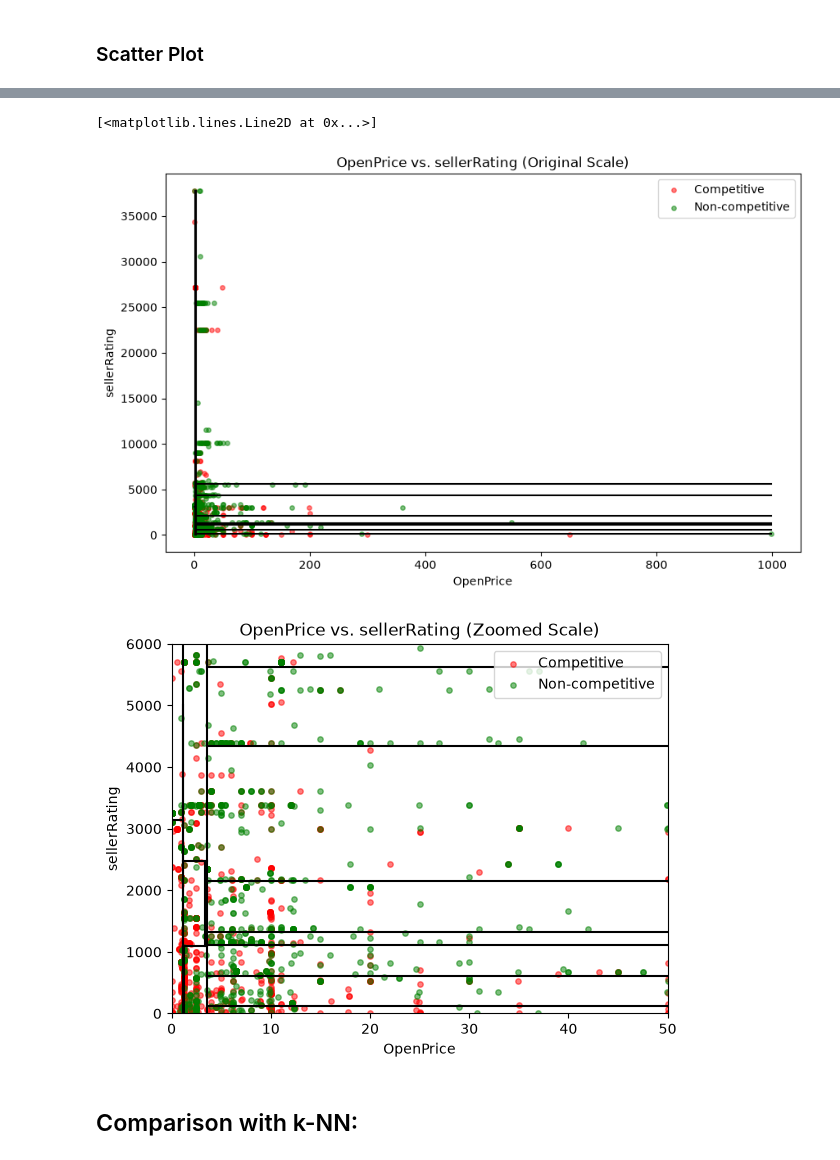
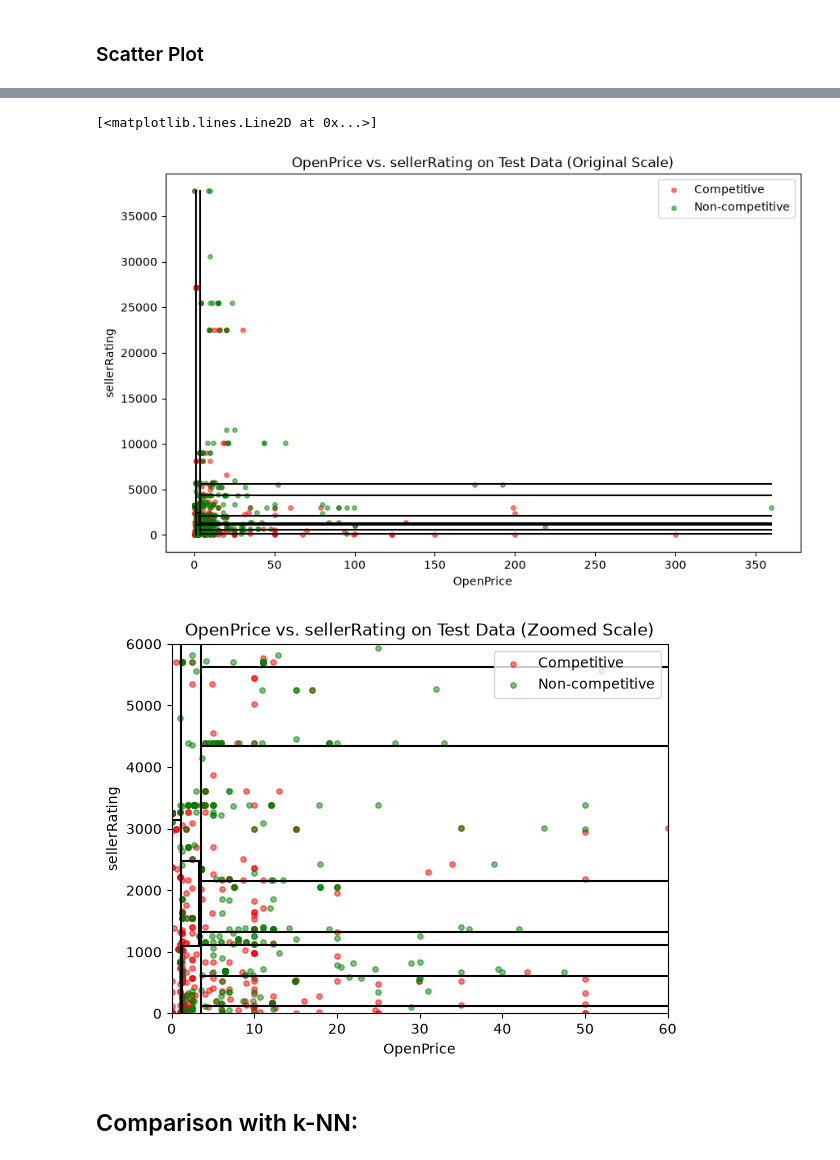
Before and after one commit to nico-contreras/RSM8413-eBayAuctions-Team8, a Jupyter notebook: groupCase2.ipynb, the cells around one changed output, grey strips where cells are left out. Cells and saved outputs as stored; diff of their text form; code cells hidden in the pictures.

```diff
--- a/groupCase2.ipynb
+++ b/groupCase2.ipynb
@@ -352,15 +350,15 @@ keep_cols = [
     'Duration_10'
 ]
 
-X_reduced = data[keep_cols]
+X_reduced_close = data[keep_cols]
 y = data["Competitive?"]
 
-X_train_reduced, X_test_reduced, y_train_reduced, y_test_reduced = (
-    train_test_split(X_reduced, y, test_size=0.4, random_state=1)
+X_train_reduced_close, X_test_reduced_close, y_train_reduced_close, y_test_reduced_close = (
+    train_test_split(X_reduced_close, y, test_size=0.4, random_state=1)
 )
 
 reducedTree = DecisionTreeClassifier(min_samples_leaf=50, random_state=1)
-reducedTree.fit(X_train_reduced, y_train_reduced)
+reducedTree.fit(X_train_reduced_close, y_train_reduced_close)
 
 
 # keep_cols = ['ClosePrice', 'OpenPrice', 'sellerRating', 'Duration_10']
@@ -433,8 +431,8 @@ plt.show()
 # %% [markdown]
 ### Scatter Plot
 # %%
-competitive = X[y == True]
-non_competitive = X[y == False]
+competitive = X_test_reduced[y_test_reduced == True]
+non_competitive = X_test_reduced[y_test_reduced == False]
 
 plt.figure(figsize = (10, 6))
 
@@ -452,7 +450,7 @@ plt.scatter(non_competitive['OpenPrice'],
 
 plt.xlabel('OpenPrice')
 plt.ylabel('sellerRating')
-plt.title('OpenPrice vs. sellerRating (Original Scale)')
+plt.title('OpenPrice vs. sellerRating on Test Data (Original Scale)')
 plt.legend()
 
 plt.show()
@@ -500,11 +498,11 @@ plt.scatter(non_competitive['OpenPrice'],
 
 plt.xlabel('OpenPrice')
 plt.ylabel('sellerRating')
-plt.title('OpenPrice vs. sellerRating (Original Scale)')
+plt.title('OpenPrice vs. sellerRating on Test Data (Original Scale)')
 plt.legend()
 
-x_max = X['OpenPrice'].max()
-y_max = X['sellerRating'].max()
+x_max = X_test_reduced['OpenPrice'].max()
+y_max = X_test_reduced['sellerRating'].max()
 
 #Root split
 plt.plot([3.615, 3.615], [0, y_max], color='black')
@@ -527,7 +525,7 @@ plt.plot([3.615, x_max], [1115, 1115], color='black')
 plt.plot([3.615, x_max], [1319.5, 1319.5], color='black')
 # %% [output]
 [<matplotlib.lines.Line2D at 0x...>]
-[figure, old version]
+[figure, new version]
 # %%
 # Zoom in on the area where most auctions are concentrated
 # to better visualize the distribution.
@@ -543,42 +541,41 @@ plt.scatter(non_competitive['OpenPrice'],
 
 plt.xlabel('OpenPrice')
 plt.ylabel('sellerRating')
-plt.title('OpenPrice vs. sellerRating (Zoomed Scale)')
+plt.title('OpenPrice vs. sellerRating on Test Data (Zoomed Scale)')
 plt.legend()
 
-#Zoom in to 50*6000
-plt.xlim(0, 50)
+#Zoom in to 60*6000
+plt.xlim(0, 60)
 plt.ylim(0, 6000)
 
-x_max = X['OpenPrice'].max()
-y_max = X['sellerRating'].max()
+x_max = X_test_reduced['OpenPrice'].max()
+y_max = X_test_reduced['sellerRating'].max()
 
 #Root split
 plt.plot([3.615, 3.615], [0, y_max], color='black')
 
 # Left branch
 plt.plot([1.115, 1.115], [0, y_max], color='black')
-plt.plot([1.115, 1.115], [0, 5000], color='black')
 plt.plot([0, 1.115], [3138.5, 3138.5], color='black')
 plt.plot([1.115, 3.615], [2483, 2483], color='black')
 plt.plot([1.115, 3.615], [1099.5, 1099.5], color='black')
 plt.plot([1.24, 1.24], [0, 1099.5], color='black')
 plt.plot([3.32, 3.32], [1099.5, 2483], color='black')
 
 #Right branch
 plt.plot([3.615, x_max], [601.5, 601.5], color='black')
 plt.plot([3.615, x_max], [128, 128], color='black')
 plt.plot([3.615, x_max], [4336.5, 4336.5], color='black')
 plt.plot([3.615, x_max], [5632.5, 5632.5], color='black') #
 plt.plot([3.615, x_max], [2150, 2150], color='black')
 plt.plot([3.615, x_max], [1115, 1115], color='black')
 plt.plot([3.615, x_max], [1319.5, 1319.5], color='black')
 
 
 
 plt.show()
 # %% [output]
-[figure, old version]
+[figure, new version]
 # %% [markdown]
 ## Comparison with k-NN:
 # %%
```
Also changed, not shown: parts of 12 cells of this notebook, 1 other file.
